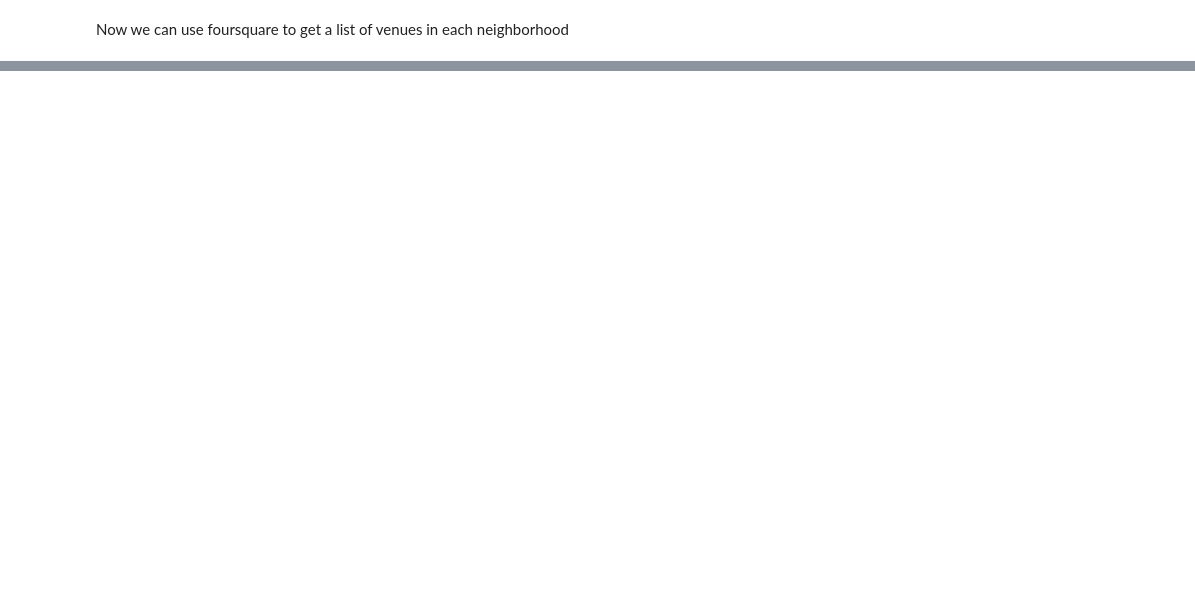
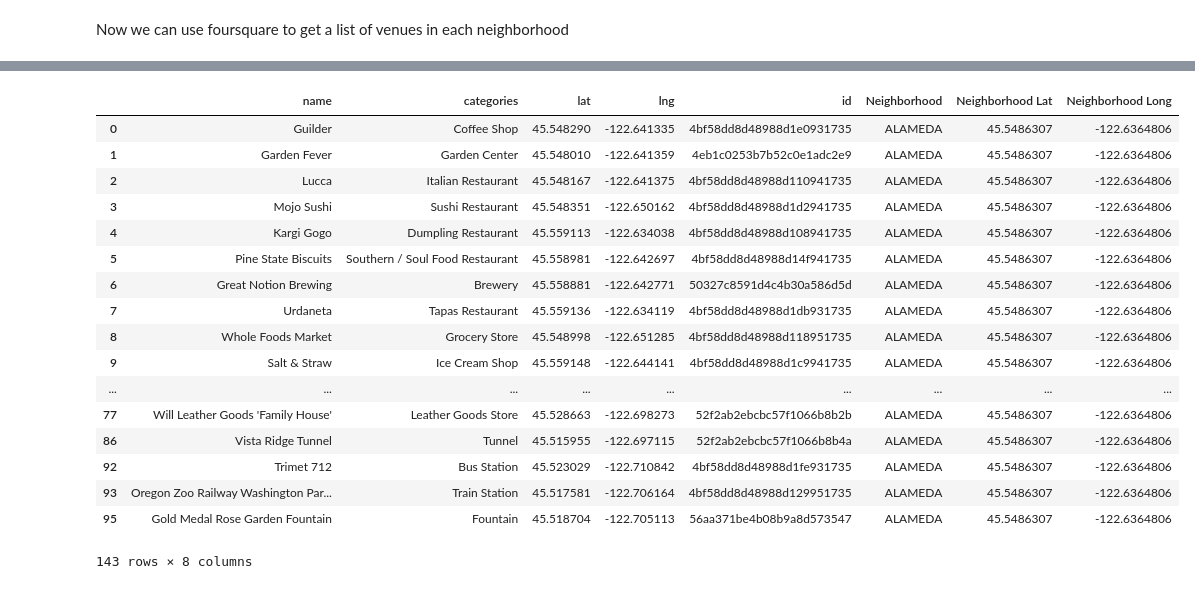
Before and after one commit to ExtraLime/Coursea_Capstone, a Jupyter notebook: pdx.ipynb, the cells around one changed output, grey strips where cells are left out. Cells and saved outputs as stored; diff of their text form; code cells hidden in the pictures; blank space fills up the shorter version.

```diff
--- a/pdx.ipynb
+++ b/pdx.ipynb
@@ -536,5 +590,0 @@ pdx_df.head()
-# %%
-#lets get a radius for each neighborhood
-pdx_df['radius']= np.sqrt(pdx_df['sq_meters']/np.pi)
-pdx_df['radius'] = [int(i) for i in pdx_df['radius']]
-pdx_df.head()
@@ -610,13 +626,0 @@ pdx_df.loc[0]['Latitude']
-# %%
-#Lets check out some venues in ALAMEDA, using the center coords and since portland is a
-#walking city we can use a radius of 1500
-LIMIT=1000
-radius=1500
-url = 'https://api.foursquare.com/v2/venues/explore?&client_id={}&client_secret={}&v={}&ll={},{}&radius={}&limit={}'.format(
-    CLIENT_ID,
-    CLIENT_SECRET,
-    VERSION,
-    pdx_df.loc[21]['Latitude'],
-    pdx_df.loc[21]['Longitude'],
-    radius,
-    LIMIT)
@@ -624,0 +670,29 @@ results = requests.get(url).json()
+# %%
+n1 = pdx_df.loc[0]['Neighborhood']
+start_lat = pdx_df.loc[0]['Latitude']
+start_long = pdx_df.loc[0]['Longitude']
+
+LIMIT=1000
+radius=1500
+test = get_5(n1,start_lat,start_long,1500,1000)
+# %%
+test
+# %% [output]
+|  | name | categories | lat | lng | id | Neighborhood | Neighborhood Lat | Neighborhood Long |
+| 0 | Guilder | Coffee Shop | 45.548290 | -122.641335 | 4bf58dd8d48988d1e0931735 | ALAMEDA | 45.5486307 | -122.6364806 |
+| 1 | Garden Fever | Garden Center | 45.548010 | -122.641359 | 4eb1c0253b7b52c0e1adc2e9 | ALAMEDA | 45.5486307 | -122.6364806 |
+| 2 | Lucca | Italian Restaurant | 45.548167 | -122.641375 | 4bf58dd8d48988d110941735 | ALAMEDA | 45.5486307 | -122.6364806 |
+| 3 | Mojo Sushi | Sushi Restaurant | 45.548351 | -122.650162 | 4bf58dd8d48988d1d2941735 | ALAMEDA | 45.5486307 | -122.6364806 |
+| 4 | Kargi Gogo | Dumpling Restaurant | 45.559113 | -122.634038 | 4bf58dd8d48988d108941735 | ALAMEDA | 45.5486307 | -122.6364806 |
+| 5 | Pine State Biscuits | Southern / Soul Food Restaurant | 45.558981 | -122.642697 | 4bf58dd8d48988d14f941735 | ALAMEDA | 45.5486307 | -122.6364806 |
+| 6 | Great Notion Brewing | Brewery | 45.558881 | -122.642771 | 50327c8591d4c4b30a586d5d | ALAMEDA | 45.5486307 | -122.6364806 |
+| 7 | Urdaneta | Tapas Restaurant | 45.559136 | -122.634119 | 4bf58dd8d48988d1db931735 | ALAMEDA | 45.5486307 | -122.6364806 |
+| 8 | Whole Foods Market | Grocery Store | 45.548998 | -122.651285 | 4bf58dd8d48988d118951735 | ALAMEDA | 45.5486307 | -122.6364806 |
+| 9 | Salt & Straw | Ice Cream Shop | 45.559148 | -122.644141 | 4bf58dd8d48988d1c9941735 | ALAMEDA | 45.5486307 | -122.6364806 |
+| ... | ... | ... | ... | ... | ... | ... | ... | ... |
+| 77 | Will Leather Goods 'Family House' | Leather Goods Store | 45.528663 | -122.698273 | 52f2ab2ebcbc57f1066b8b2b | ALAMEDA | 45.5486307 | -122.6364806 |
+| 86 | Vista Ridge Tunnel | Tunnel | 45.515955 | -122.697115 | 52f2ab2ebcbc57f1066b8b4a | ALAMEDA | 45.5486307 | -122.6364806 |
+| 92 | Trimet 712 | Bus Station | 45.523029 | -122.710842 | 4bf58dd8d48988d1fe931735 | ALAMEDA | 45.5486307 | -122.6364806 |
+| 93 | Oregon Zoo Railway Washington Par... | Train Station | 45.517581 | -122.706164 | 4bf58dd8d48988d129951735 | ALAMEDA | 45.5486307 | -122.6364806 |
+| 95 | Gold Medal Rose Garden Fountain | Fountain | 45.518704 | -122.705113 | 56aa371be4b08b9a8d573547 | ALAMEDA | 45.5486307 | -122.6364806 |
+143 rows × 8 columns
```
Also changed, not shown: parts of 50 cells of this notebook, 1 other file.
